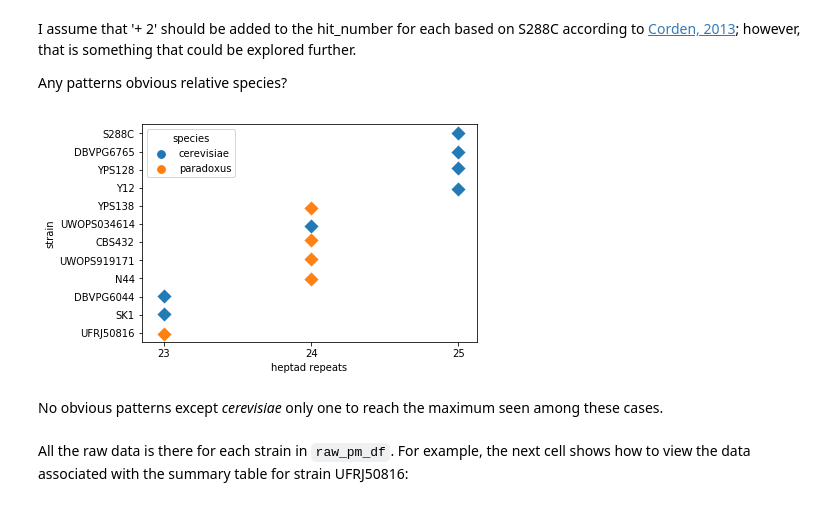
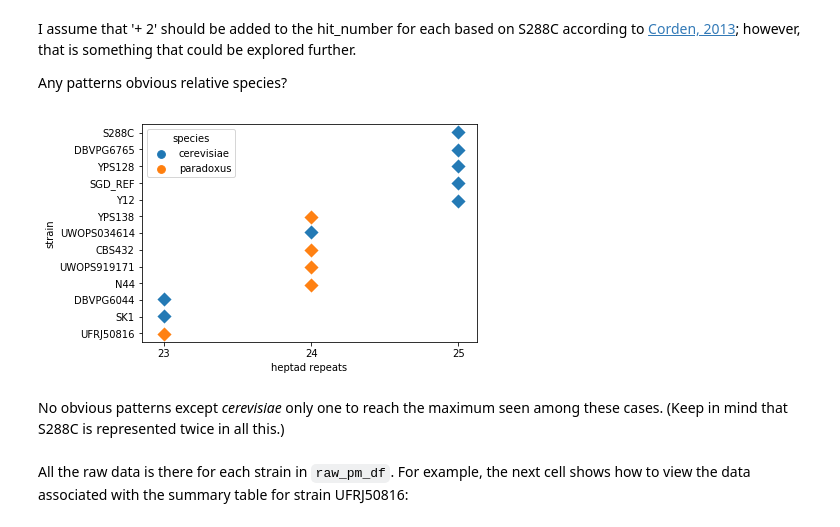
Before and after one commit to fomightez/blast-binder, a Jupyter notebook: notebooks/GSD/GSD Rpb1_orthologs_in_PB_genomes.ipynb, the cells around one changed output. Drawn from its saved outputs; the diff is of its cells as text; code cells hidden in the pictures.

```diff
--- a/notebooks/GSD/GSD Rpb1_orthologs_in_PB_genomes.ipynb
+++ b/notebooks/GSD/GSD Rpb1_orthologs_in_PB_genomes.ipynb
@@ -798,6 +849,7 @@ Any patterns obvious relative species?
 
 # add the strain info for listing that without chr info & add species information for coloring on that
 species_dict = {
+    "SGD_REF":"cerevisiae",
     "S288C":"cerevisiae",
     "DBVPG6765":"cerevisiae",
     "Y12":"cerevisiae",
@@ -812,7 +864,8 @@ species_dict = {
     "UFRJ50816":"paradoxus",
 } # originally had keys ordered like https://www.nature.com/articles/ng.3847/figures/6 but adjusted
 # when I wanted to control order of y-axis labels to have strains with most repeats at top; see
-# note below in `Adjusted look ` mentioning not fond of essentially hardcoding
+# note below in `Adjusted look` mentioning not fond of essentially hardcoding; SGD_REF added
+# later after style settled and so guarantee it would work with `Adjusted look`.
 def FASTA_id_to_strain(FAid):
     '''
     use FASTA_id column value to convert to strain_id
@@ -831,36 +884,36 @@ import seaborn as sns
 p = sns.stripplot(x="hit_number", y="strain", hue="species", data=sum_pm_df, marker="D", size=10, alpha=.98)
 p.set_xlabel("heptad repeats")
 p.set_xticklabels([" ","23"," ","24", " ", "25"]) # This was much easier than all the stuff I tried for `Adjusted` look below
 # and the only complaint I have with the results is that what I assume are the `minor` tick lines show up; still ended up
 # needing this when added `xticks = p.xaxis.get_major_ticks()` in order to not show decimals for ones I kept
 #p.set(xticks=[]) # this works to remove the ticks entirely; however, I want to keep major ticks
 xticks = p.xaxis.get_major_ticks() #based on https://stackoverflow.com/q/50820043/8508004
 for i in range(len(xticks)):
     #print (i) # WAS FOR DEBUGGING
     keep_ticks = [1,3,5] #harcoding essentially again, but at least it works
     if i not in keep_ticks:
         xticks[i].set_visible(False)
 
 '''
 # Highly Adjusted look - Comment out default look parts above. Ended up going with simple above because still couldn't get
 # those with highest number of repeats with combination I could come up with.
 sum_pm_df["repeats"] = sum_pm_df["hit_number"].astype(str) # when not here (use `x="hit_number"` in plot) or
 # tried `.astype('category')` get plotting of the 0.5 values too
 sum_pm_df.sort_values('hit_number', ascending=True, inplace=True) #resorting again was necessary when
 # added `sum_pm_df["hit_number"].astype(str)` to get 'lower' to 'higher' as left to right for x-axis; otherwise
 # it was putting the first rows on the left, which happened to be the 'higher' repeat values
 #p = sns.catplot(x="repeats", y="strain", hue="species", data=sum_pm_df, marker="D", size=10, alpha=.98) #marker size ignored in catplot?
 p = sns.stripplot(x="repeats", y="strain", hue="species", data=sum_pm_df, marker="D", size=10, alpha=.98)
 #p = sns.stripplot(x="repeats", y="strain", hue="species", order = list(species_dict.keys()), data=sum_pm_df, marker="D",
 #    size=10, alpha=.98) # not fond of essentially harcoding to strain order but makes more logical sense to have
     # strains with most repeats at the top of the y-axis; adding `order` makes `sort` order be ignored
 p.set_xlabel("heptad repeats")
 sum_pm_df.sort_values('hit_number', ascending=False, inplace=True) #revert to descending sort for storing df;
 ''';
 # %% [output]
-[figure, old version]
+[figure, new version]
 # %% [markdown]
-No obvious patterns except *cerevisiae* only one to reach the maximum seen among these cases.
+No obvious patterns except *cerevisiae* only one to reach the maximum seen among these cases. (Keep in mind that S288C is represented twice in all this.)
 # %% [markdown]
 All the raw data is there for each strain in `raw_pm_df`. For example, the next cell shows how to view the data associated with the summary table for strain UFRJ50816:
 # %%
```
Also changed, not shown: parts of 16 cells of this notebook.
